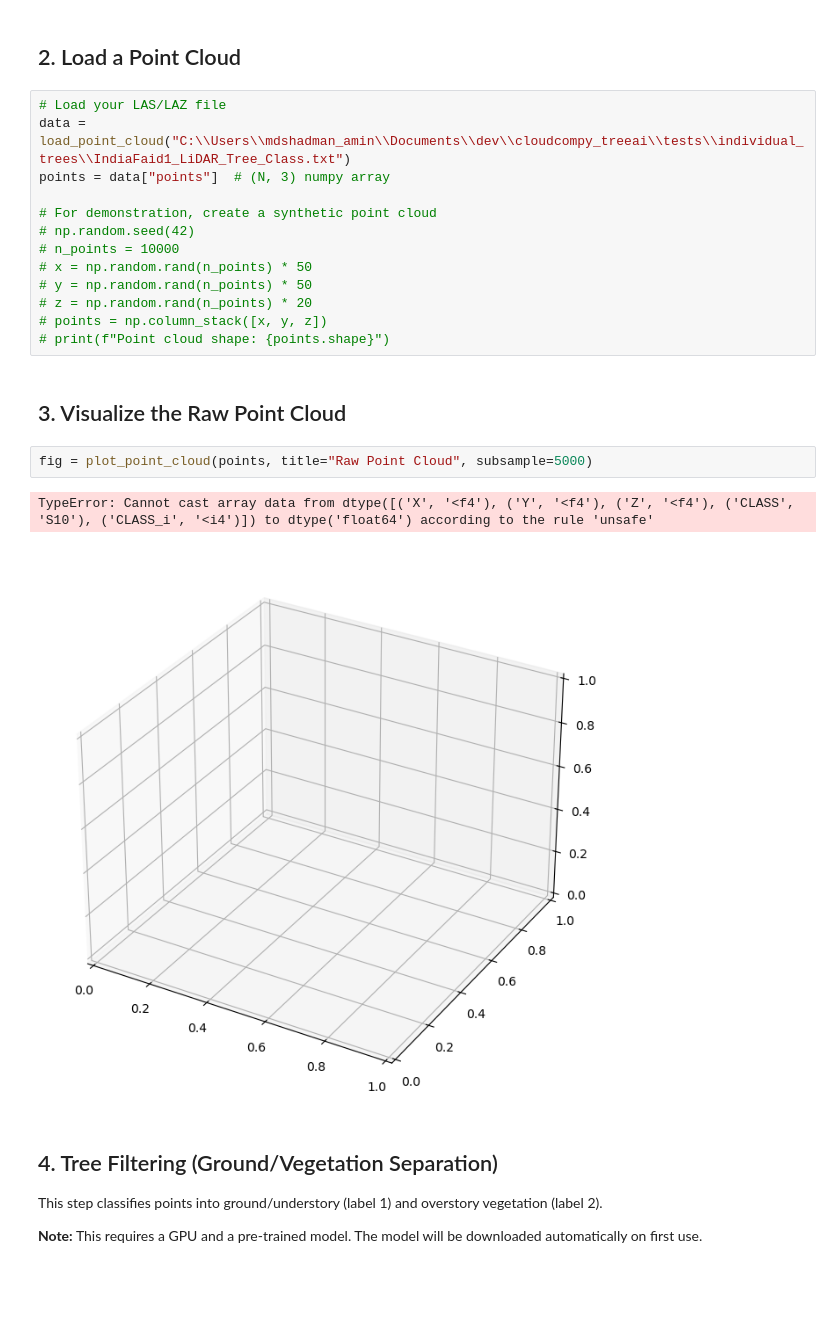
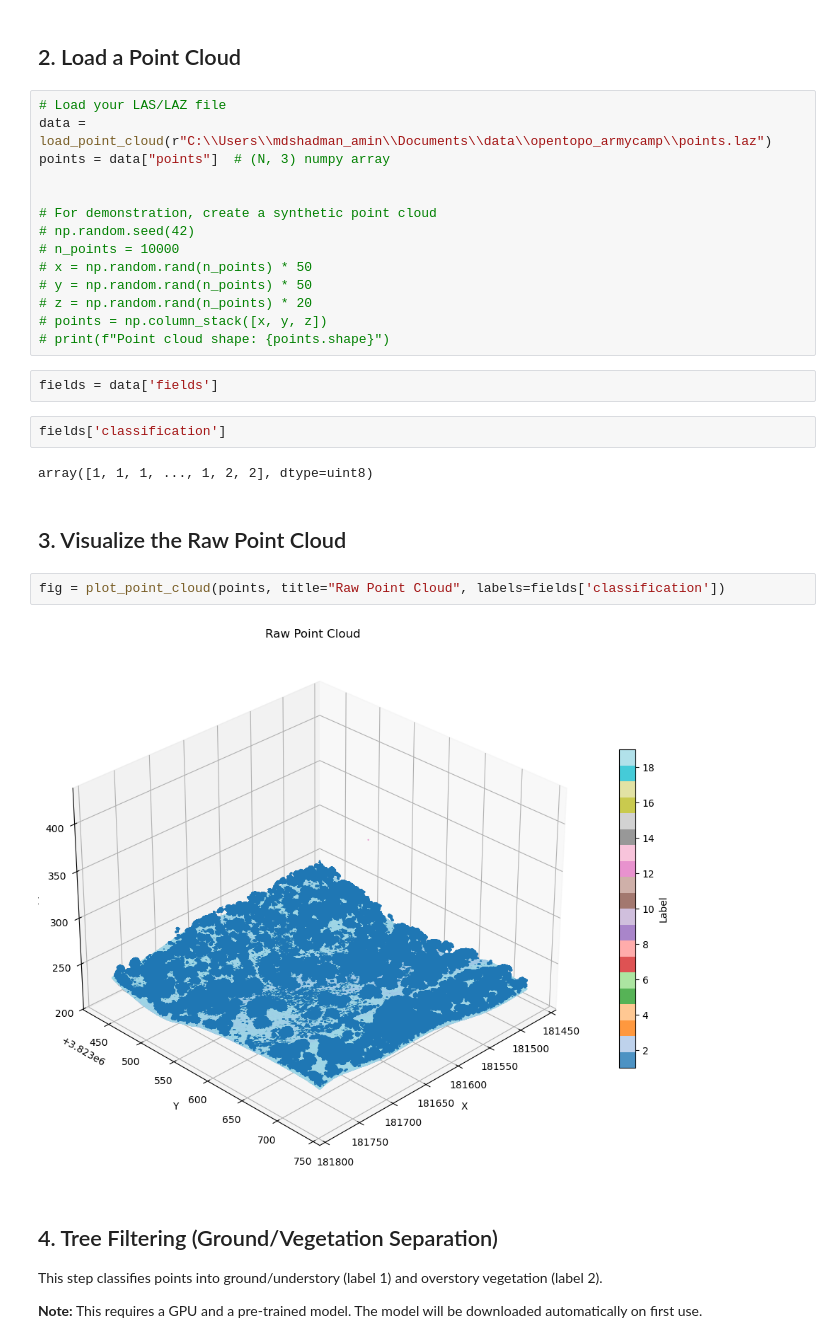
Before and after one commit to ShadmanAmin/cloudcompy_treeai, a Jupyter notebook: examples/example_notebook.ipynb, the cells around one changed output. Saved outputs shown, nothing was run; the diff lists cells and outputs as text; blank space fills up the shorter version.

Commit message:
check existing classification

```diff
--- a/examples/example_notebook.ipynb
+++ b/examples/example_notebook.ipynb
@@ -56,8 +56,9 @@ Available models (22):
 ## 2. Load a Point Cloud
 # %%
 # Load your LAS/LAZ file
-data = load_point_cloud("C:\\Users\\mdshadman_amin\\Documents\\dev\\cloudcompy_treeai\\tests\\individual_trees\\IndiaFaid1_LiDAR_Tree_Class.txt")
+data = load_point_cloud(r"C:\\Users\\mdshadman_amin\\Documents\\data\\opentopo_armycamp\\points.laz")
 points = data["points"]  # (N, 3) numpy array
+
 
 # For demonstration, create a synthetic point cloud
 # np.random.seed(42)
@@ -67,13 +68,18 @@ points = data["points"]  # (N, 3) numpy array
 # z = np.random.rand(n_points) * 20
 # points = np.column_stack([x, y, z])
 # print(f"Point cloud shape: {points.shape}")
+# %%
+fields = data['fields']
+# %%
+fields['classification']
+# %% [output]
+array([1, 1, 1, ..., 1, 2, 2], dtype=uint8)
 # %% [markdown]
 ## 3. Visualize the Raw Point Cloud
 # %%
-fig = plot_point_cloud(points, title="Raw Point Cloud", subsample=5000)
+fig = plot_point_cloud(points, title="Raw Point Cloud", labels=fields['classification'])
 # %% [output]
-TypeError: Cannot cast array data from dtype([('X', '<f4'), ('Y', '<f4'), ('Z', '<f4'), ('CLASS', 'S10'), ('CLASS_i', '<i4')]) to dtype('float64') according to the rule 'unsafe'
-[figure, old version]
+[figure, new version]
 # %% [markdown]
 ## 4. Tree Filtering (Ground/Vegetation Separation)
 
```
Also changed, not shown: parts of 1 cell of this notebook, 2 other files.
